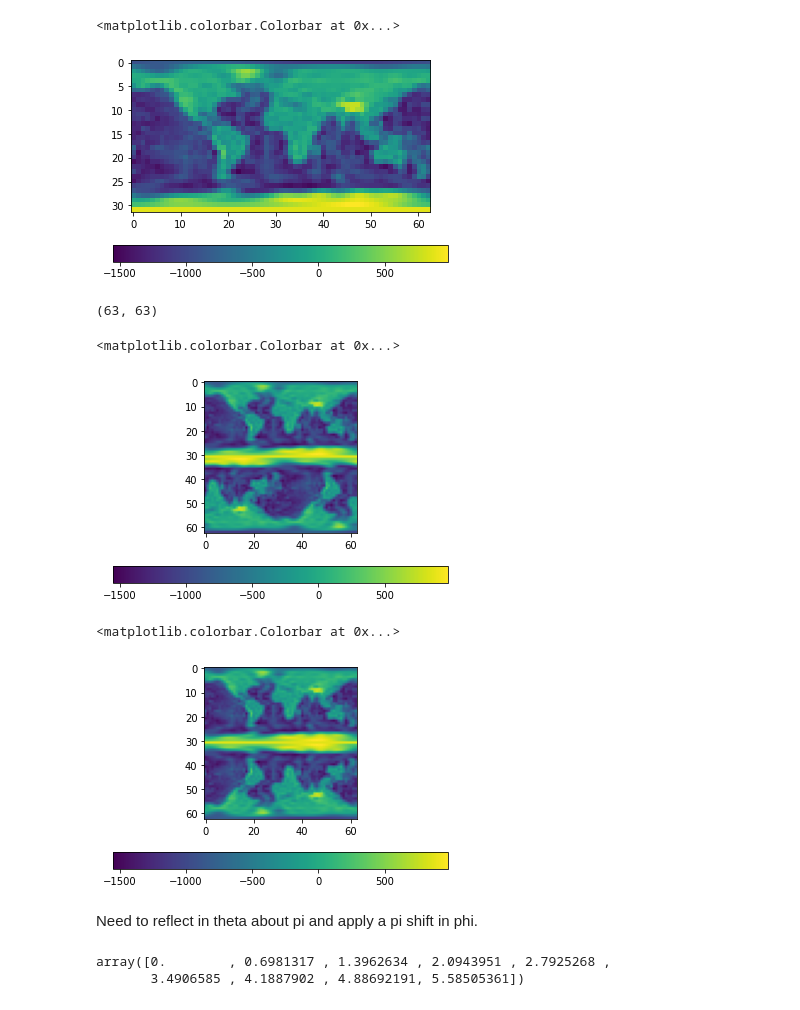
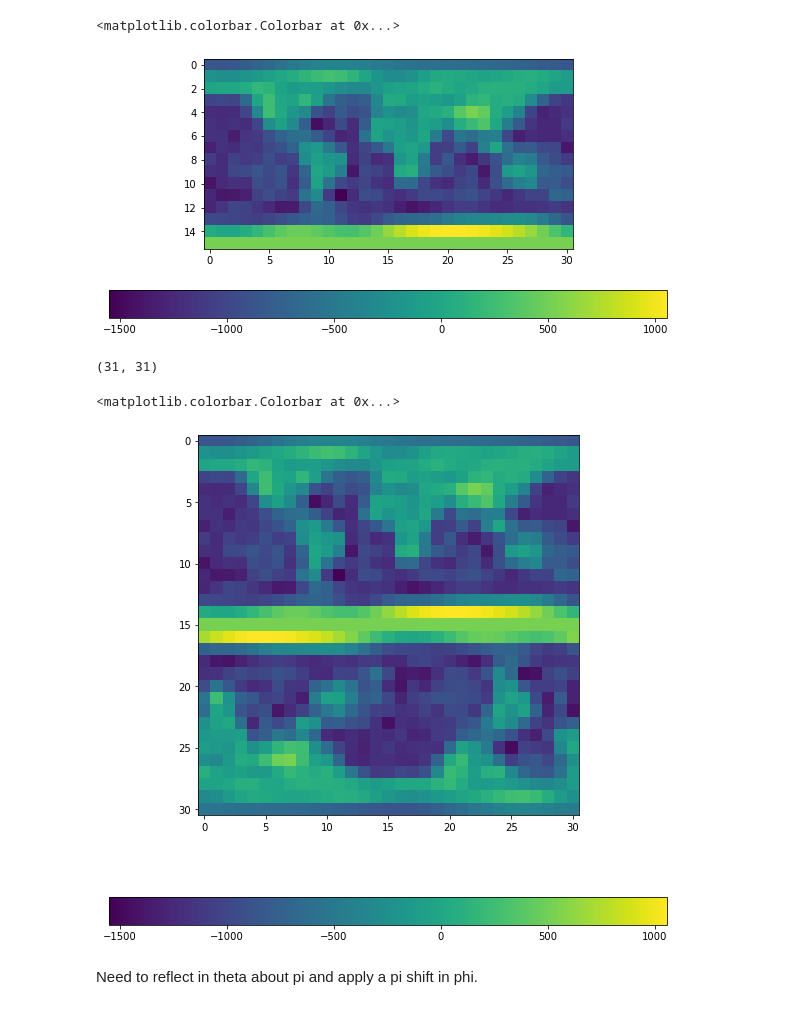
Before and after one commit to astro-informatics/s2fft, a Jupyter notebook: notebooks/plot_earth.ipynb, the cells around one changed output. Drawn from its saved outputs; the diff is of its cells as text; code cells hidden in the pictures.

```diff
--- a/notebooks/plot_earth.ipynb
+++ b/notebooks/plot_earth.ipynb
@@ -1,14 +1,16 @@
 # %%
 import numpy as np
+import s2fft as s2f
+import matplotlib
 import matplotlib.pyplot as plt
-import s2fft as s2f
+matplotlib.rcParams['figure.figsize'] = (10, 5)
 # %%
 import scipy.io
 data_dict = scipy.io.loadmat('./EGM2008_Topography_flms_L0128.mat')
 L = np.ravel(data_dict["L"])[0]
 flm = data_dict["flm"]
 # %%
-L = 32
+L = 16
 # %%
 sampling = "mw"
 f = s2f.transform.inverse_sov_fft(flm, L, spin=0, sampling=sampling)
@@ -18,32 +20,19 @@ plt.imshow(np.real(f))
 plt.colorbar(orientation="horizontal")
 # %% [output]
 <matplotlib.colorbar.Colorbar at 0x...>
-[figure, old version]
+[figure, new version]
 # %%
 f_ext = s2f.resampling.periodic_extension_mw(f, L)
 # %%
 f_ext.shape
 # %% [output]
-(63, 63)
+(31, 31)
 # %%
+plt.figure(figsize=(10,10))
 plt.imshow(np.real(f_ext))
 plt.colorbar(orientation="horizontal")
 # %% [output]
 <matplotlib.colorbar.Colorbar at 0x...>
-[figure, old version]
+[figure, new version]
-# %%
-f_ext_3 = np.zeros_like(f_ext)
-ntheta = s2f.sampling.ntheta(L, sampling="mw")
-nphi = s2f.sampling.nphi_equiang(L, sampling="mw")
-ntheta_ext = 2 * L - 1
-
-f_ext_3[0:ntheta, 0:nphi] = f[0:ntheta, 0:nphi]
-f_ext_3[ntheta:, 0:nphi] = np.flipud(f[0:ntheta-1, 0:nphi])
-
-plt.imshow(np.real(f_ext_3))
-plt.colorbar(orientation="horizontal")
-# %% [output]
-<matplotlib.colorbar.Colorbar at 0x...>
-[figure, removed]
 # %% [markdown]
 Need to reflect in theta about pi and apply a pi shift in phi.
@@ -52,5 +38,0 @@ phis_test = s2f.sampling.phis_equiang(L=5, sampling="mw")
-# %%
-phis_test
-# %% [output]
-array([0.        , 0.6981317 , 1.3962634 , 2.0943951 , 2.7925268 ,
-       3.4906585 , 4.1887902 , 4.88692191, 5.58505361])
```
Also changed, not shown: parts of 8 cells of this notebook, 1 other file.
